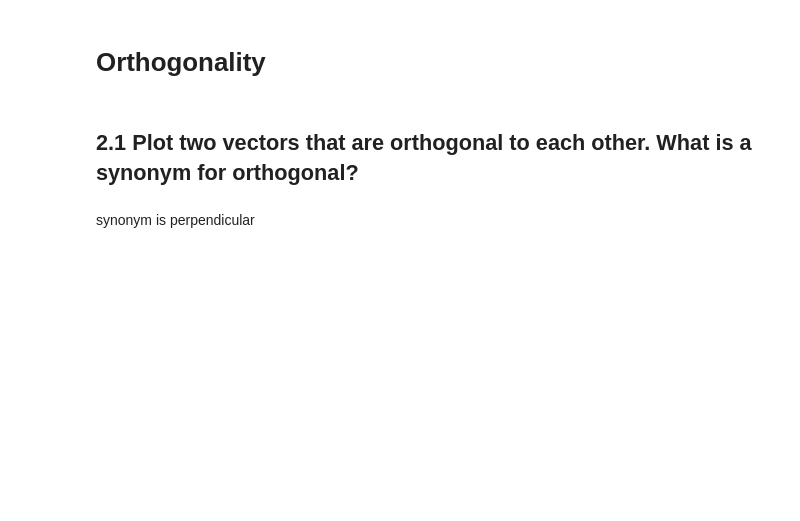
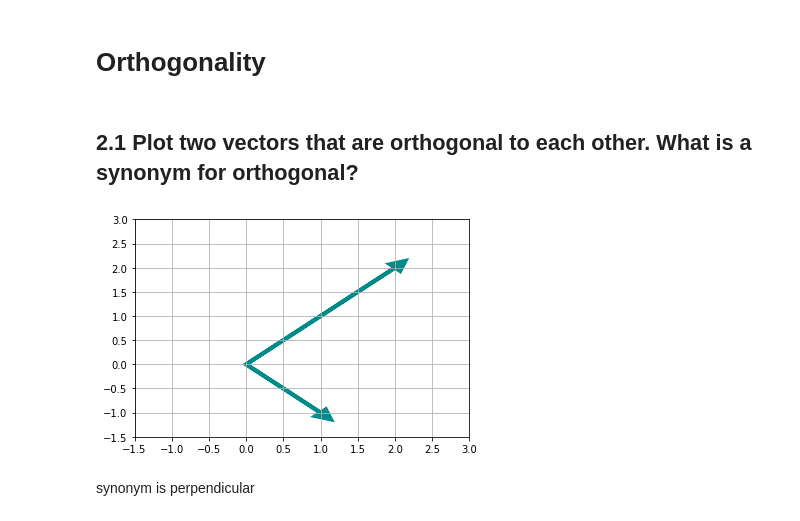
Before and after one commit to bjornlestrud/DS-Unit-1-Sprint-3-Linear-Algebra, a Jupyter notebook: Bjorn_LS_DS_132_Intermediate_Linear_Algebra_Assignment.ipynb, the cells around one changed output. Drawn from its saved outputs; the diff is of its cells as text; code cells hidden in the pictures; blank space fills up the shorter version.

```diff
--- a/Bjorn_LS_DS_132_Intermediate_Linear_Algebra_Assignment.ipynb
+++ b/Bjorn_LS_DS_132_Intermediate_Linear_Algebra_Assignment.ipynb
@@ -176,3 +187,23 @@ titanic
+# %%
+# choose some vectors
+vector_1 = np.array([2,2])
+vector_2 = np.array([1, -1])
+# %%
+fig, ax = plt.subplots()
+ax.grid()
+plt.xlim(-1.5,3)
+plt.ylim(-1.5,3)
+
+for vect in [vector_1, vector_2]:
+  plt.arrow(0,0,
+            vect[0],
+            vect[1],
+           head_width=.2,
+           head_length=.2,
+           linewidth=4,
+           color='darkcyan')
+# %% [output]
+[figure, added]
 # %% [markdown]
 synonym is perpendicular
 # %% [markdown]
```
Also changed, not shown: parts of 22 cells of this notebook.
